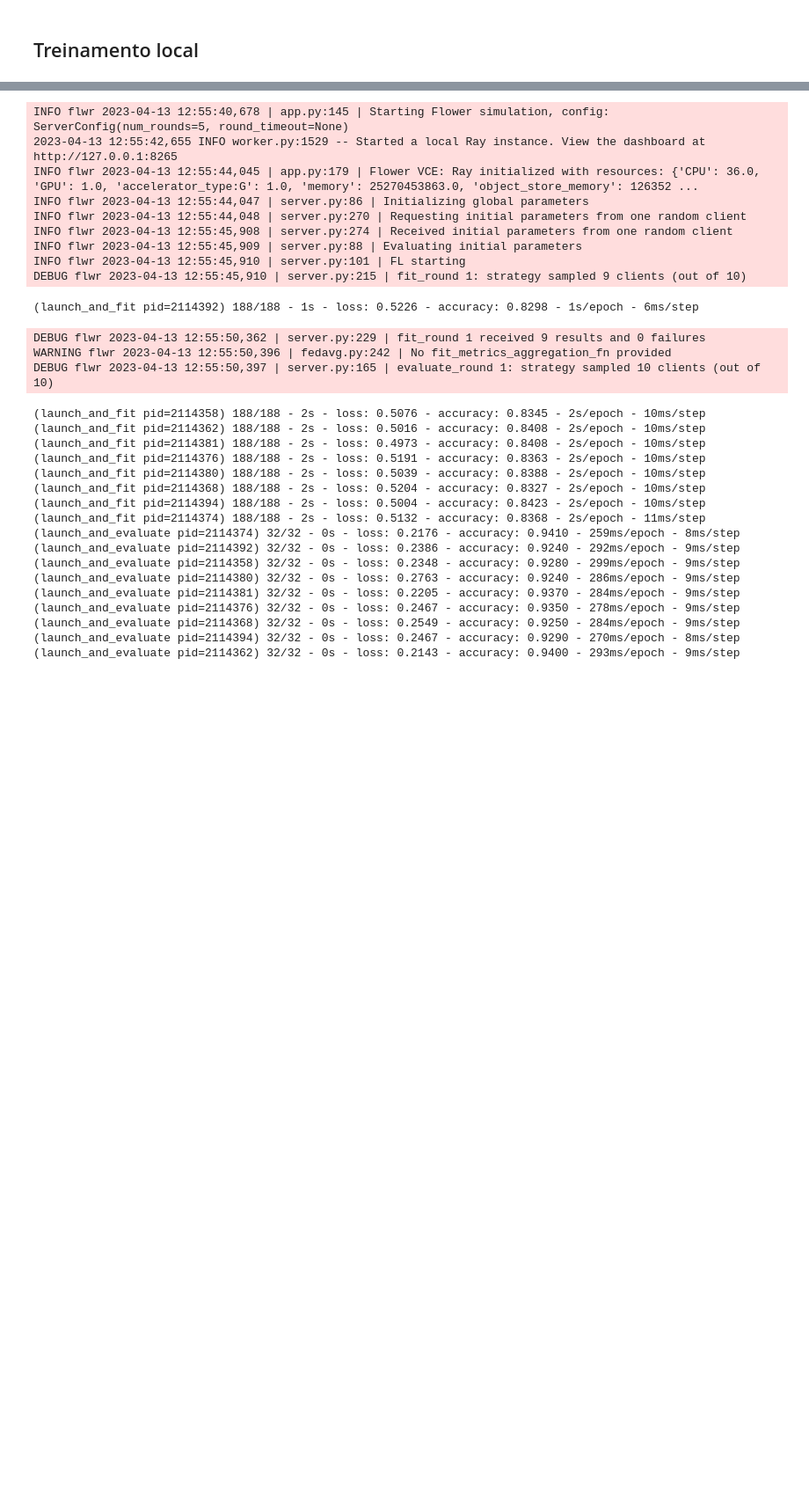
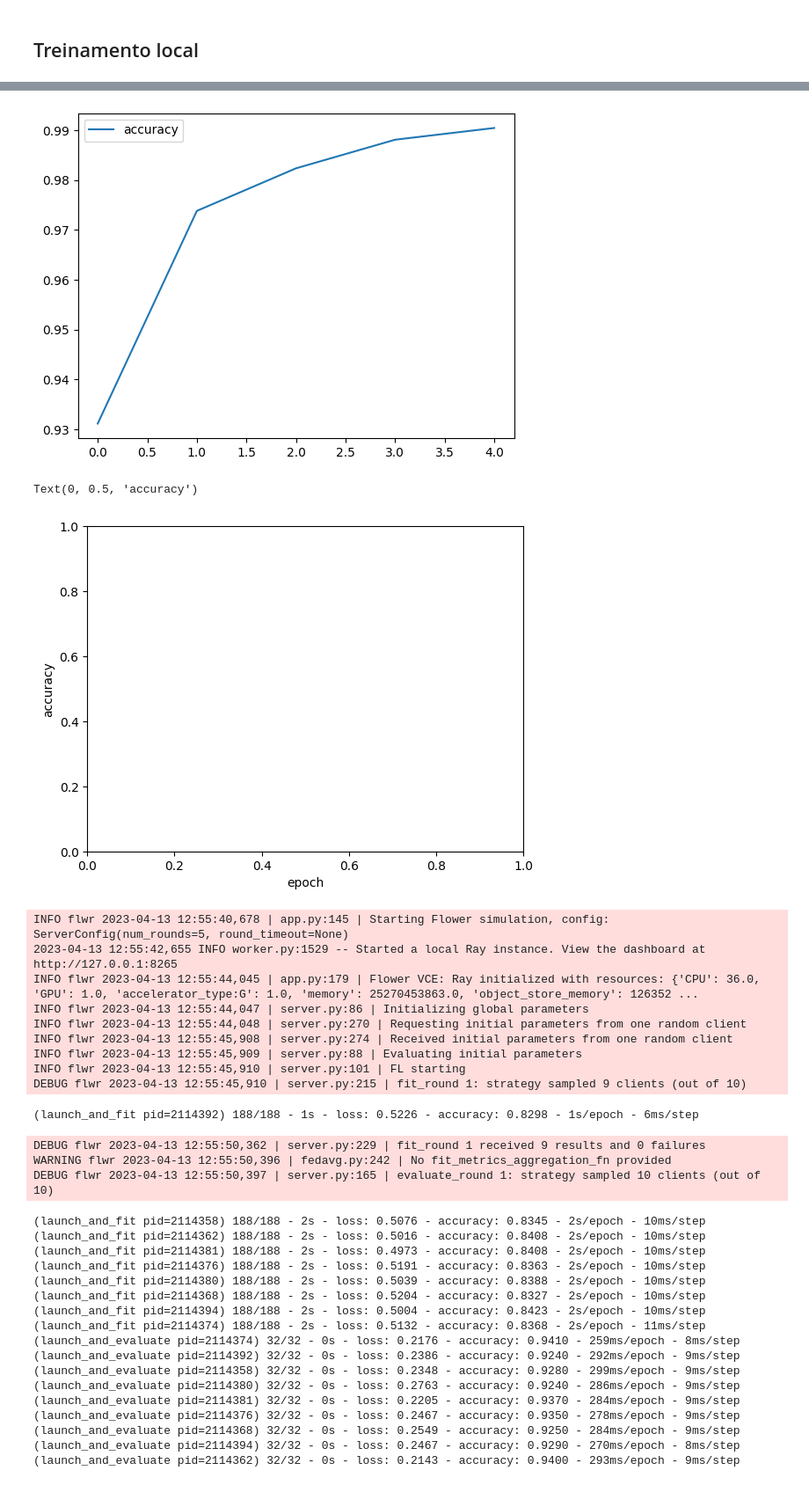
Before and after one commit to kampuzzle/Sistemas-Distribuidos, a Jupyter notebook: Lab02/atividade-1.ipynb, the cells around one changed output, grey strips where cells are left out. Shown at 88% size. Saved outputs shown, nothing was run; the diff lists cells and outputs as text; code cells hidden in the pictures; blank space fills up the shorter version.

```diff
--- a/Lab02/atividade-1.ipynb
+++ b/Lab02/atividade-1.ipynb
@@ -76,7 +73,7 @@ model = define_model(input_shape,num_classes)
 
 batch_size = 64
 epochs = 5
-history = model.fit(x_train, y_train,
+local_model = model.fit(x_train, y_train,
                     batch_size=batch_size,
                     epochs=epochs,
                     validation_split=0.1)
@@ -94,3 +91,14 @@ Epoch 5/5
+# %%
+#plot accuracy
+plt.plot(local_model.history['accuracy'])
+plt.legend(['accuracy'])
+plt.show()
+plt.xlabel('epoch')
+plt.ylabel('accuracy')
+# %% [output]
+[figure, added]
+Text(0, 0.5, 'accuracy')
+[figure, added]
 # %%
 class FlowerClient(fl.client.NumPyClient):
     def __init__(self, model, x_train, y_train, x_test, y_test) -> None:
```
Also changed, not shown: parts of 9 cells of this notebook, 7 other files.
